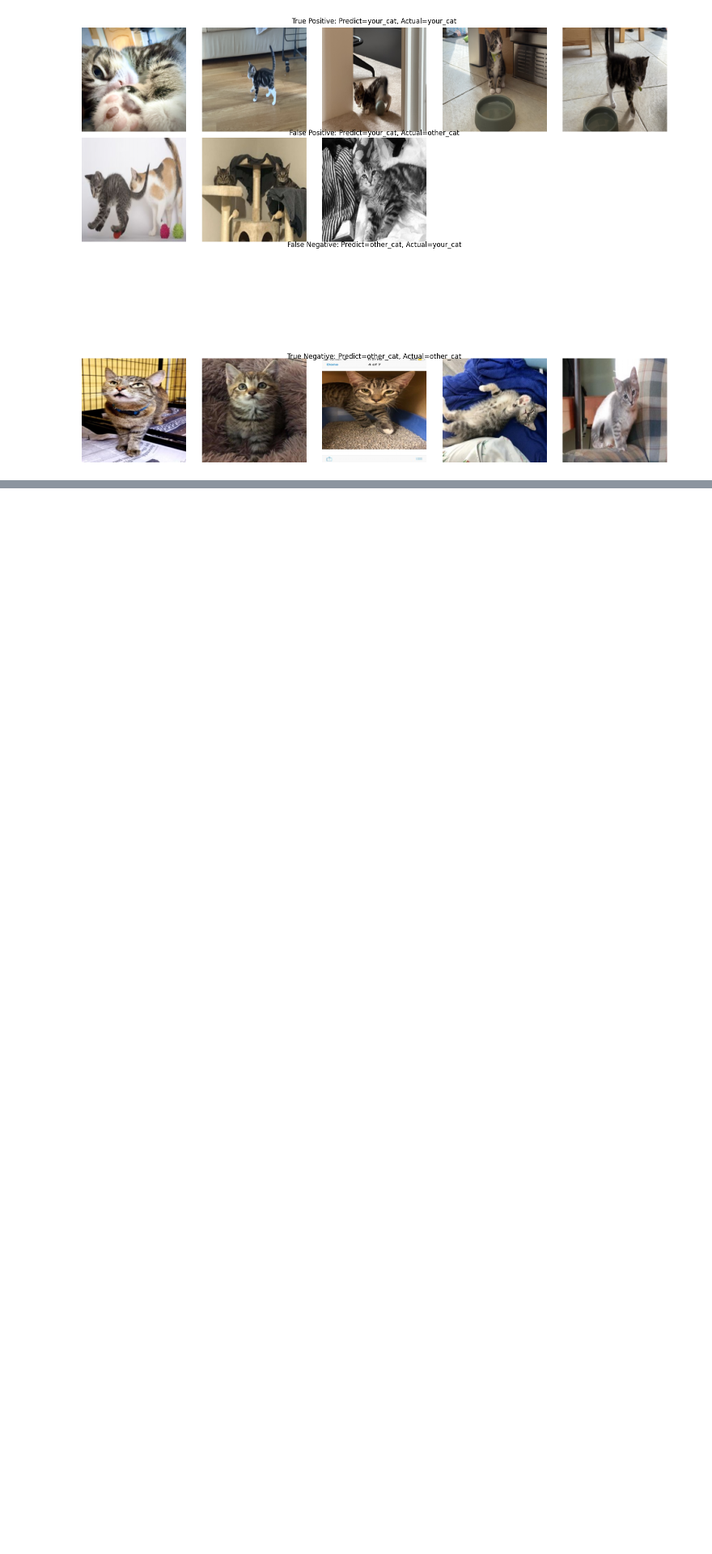
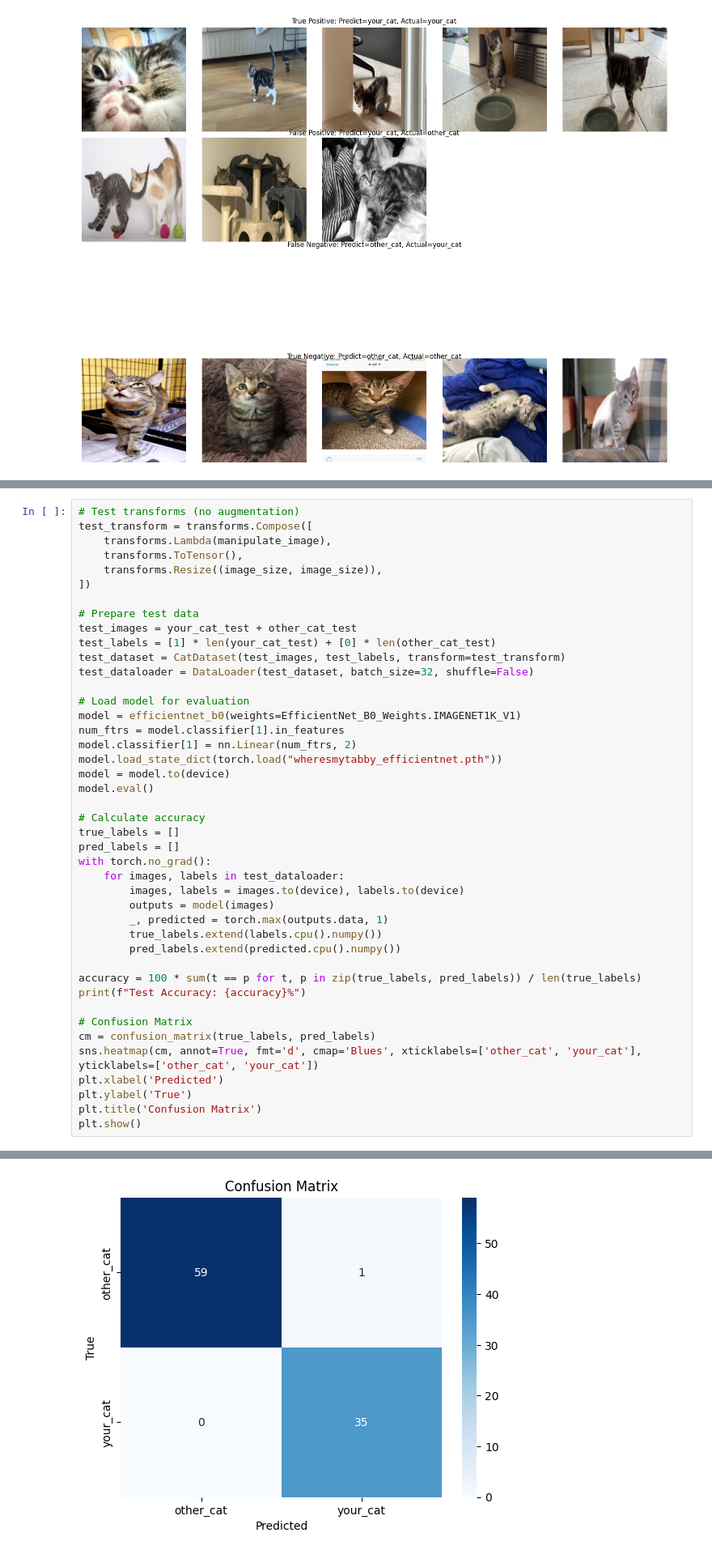
Before and after one commit to dxunit-sam/wheres-my-tabby, a Jupyter notebook: wheresmytabby.ipynb, the cells around one changed output, grey strips where cells are left out. Shown at 81% size. Saved outputs shown, nothing was run; the diff lists cells and outputs as text; blank space fills up the shorter version.

Commit message:
added efficientnet training and test results

```diff
--- a/wheresmytabby.ipynb
+++ b/wheresmytabby.ipynb
@@ -597,0 +678,44 @@ plt.show()
+# %%
+# Test transforms (no augmentation)
+test_transform = transforms.Compose([
+    transforms.Lambda(manipulate_image),
+    transforms.ToTensor(),
+    transforms.Resize((image_size, image_size)),
+])
+
+# Prepare test data
+test_images = your_cat_test + other_cat_test
+test_labels = [1] * len(your_cat_test) + [0] * len(other_cat_test)
+test_dataset = CatDataset(test_images, test_labels, transform=test_transform)
+test_dataloader = DataLoader(test_dataset, batch_size=32, shuffle=False)
+
+# Load model for evaluation
+model = efficientnet_b0(weights=EfficientNet_B0_Weights.IMAGENET1K_V1)
+num_ftrs = model.classifier[1].in_features
+model.classifier[1] = nn.Linear(num_ftrs, 2)
+model.load_state_dict(torch.load("wheresmytabby_efficientnet.pth"))
+model = model.to(device)
+model.eval()
+
+# Calculate accuracy
+true_labels = []
+pred_labels = []
+with torch.no_grad():
+    for images, labels in test_dataloader:
+        images, labels = images.to(device), labels.to(device)
+        outputs = model(images)
+        _, predicted = torch.max(outputs.data, 1)
+        true_labels.extend(labels.cpu().numpy())
+        pred_labels.extend(predicted.cpu().numpy())
+
+accuracy = 100 * sum(t == p for t, p in zip(true_labels, pred_labels)) / len(true_labels)
+print(f"Test Accuracy: {accuracy}%")
+
+# Confusion Matrix
+cm = confusion_matrix(true_labels, pred_labels)
+sns.heatmap(cm, annot=True, fmt='d', cmap='Blues', xticklabels=['other_cat', 'your_cat'], yticklabels=['other_cat', 'your_cat'])
+plt.xlabel('Predicted')
+plt.ylabel('True')
+plt.title('Confusion Matrix')
+plt.show()
+# %% [output]
@@ -597,0 +723 @@ plt.show()
+[figure, added]
```
Also changed, not shown: parts of 7 cells of this notebook, 4 other files.
